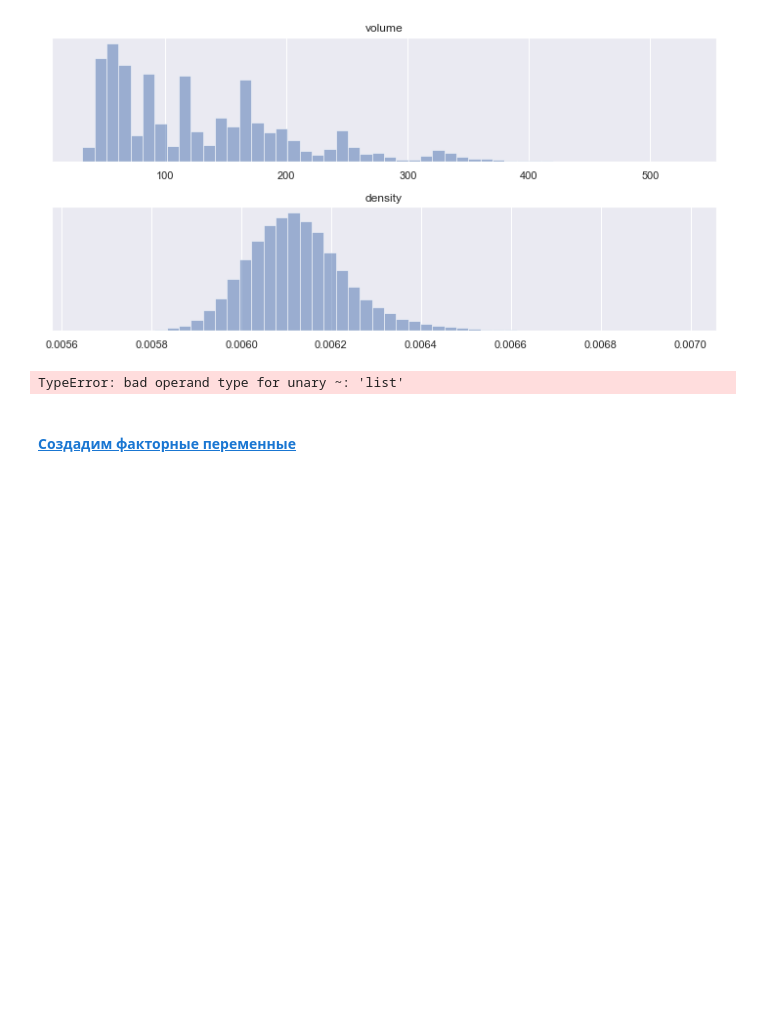
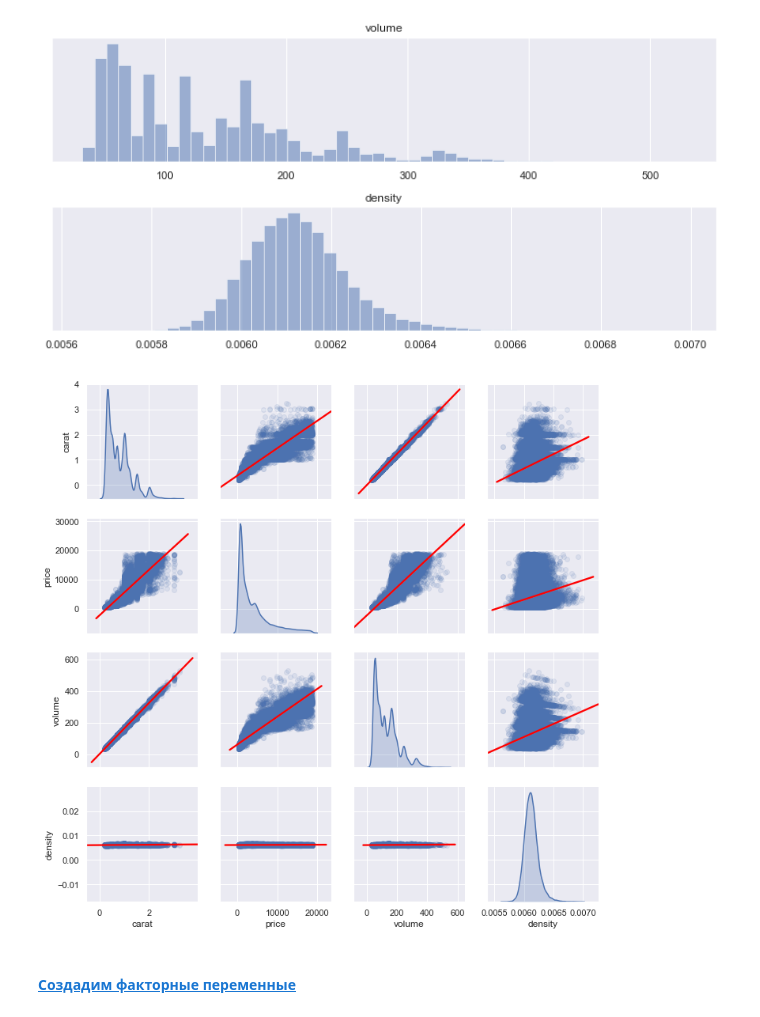
Before and after one commit to xenakas/machine_learning, a Jupyter notebook: lasso_regression.ipynb, the cells around one changed output. Drawn from its saved outputs; the diff is of its cells as text; code cells hidden in the pictures; blank space fills up the shorter version.

```diff
--- a/lasso_regression.ipynb
+++ b/lasso_regression.ipynb
@@ -159,11 +162,9 @@ fig.tight_layout()
 [figure]
 # %%
 sns.set()
-sns.pairplot(data_wo_out[data_wo_out['bad'] == False], kind='reg', diag_kind="kde",  plot_kws={'line_kws':{'color':'red'}, 'scatter_kws': {'alpha': 0.1}});
+sns.pairplot(data_wo_out[data_wo_out['bad'] == False].drop(columns=['x','y','z', 'depth','table', 'bad']), kind='reg', diag_kind="kde",  plot_kws={'line_kws':{'color':'red'}, 'scatter_kws': {'alpha': 0.1}});
+# %% [output]
+[figure, added]
-# %%
-data_wo_out.loc[:,['x','y','z']]
-# %% [output]
-TypeError: bad operand type for unary ~: 'list'
 # %%
 data_wo_out['bad'] = pd.get_dummies(data_wo_out['bad'],drop_first=True)
 # %% [markdown]
```
Also changed, not shown: parts of 23 cells of this notebook.
